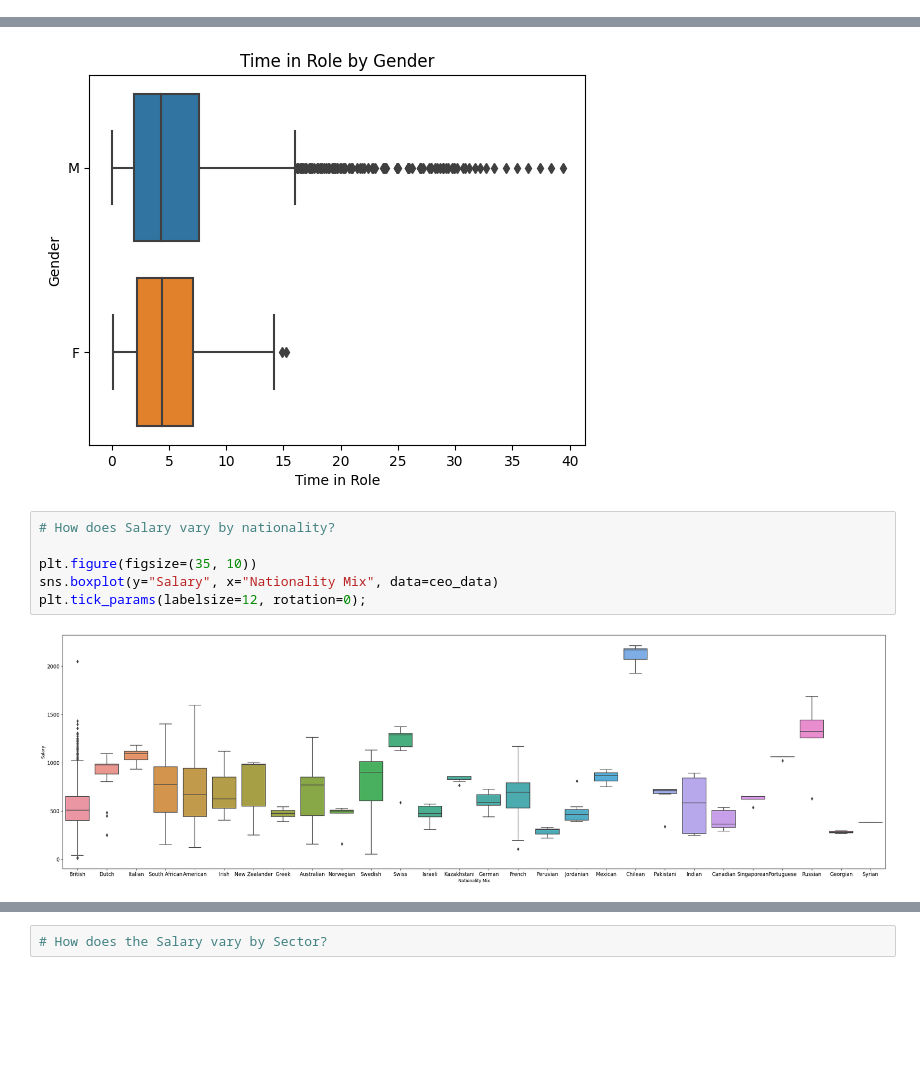
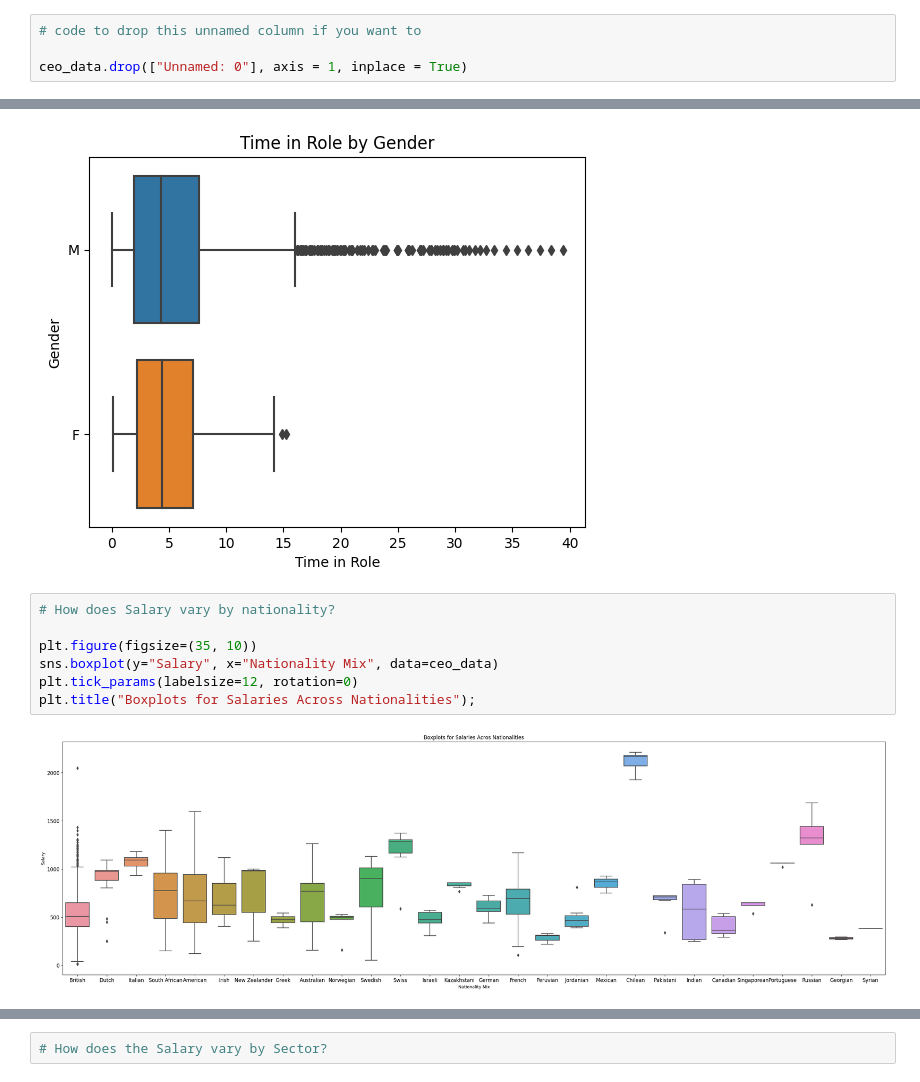
Before and after one commit to shaq31415926/hr-analytics, a Jupyter notebook: notebooks/06-sh-exploring-ceo-data-part-3.ipynb, the cells around one changed output, grey strips where cells are left out. Cells and saved outputs as stored; diff of their text form; blank space fills up the shorter version.

```diff
--- a/notebooks/06-sh-exploring-ceo-data-part-3.ipynb
+++ b/notebooks/06-sh-exploring-ceo-data-part-3.ipynb
@@ -8,6 +8,10 @@ import matplotlib.pyplot as plt
 # read cleaned data
 
 ceo_data = pd.read_excel("../data/cleaned/CEO_data_cleaned.xlsx")
+# %%
+# code to drop this unnamed column if you want to
+
+ceo_data.drop(["Unnamed: 0"], axis = 1, inplace = True)
 # %%
 # preview data
 # if you see an unamed column, there was a mistake when saving the data
@@ -249,8 +267,9 @@ plt.title("Time in Role by Gender");
 # %%
 # How does Salary vary by nationality?
 
 plt.figure(figsize=(35, 10))
 sns.boxplot(y="Salary", x="Nationality Mix", data=ceo_data)
-plt.tick_params(labelsize=12, rotation=0);
+plt.tick_params(labelsize=12, rotation=0)
+plt.title("Boxplots for Salaries Across Nationalities");
 # %% [output]
-[figure, old version]
+[figure, new version]
```
Also changed, not shown: parts of 12 cells of this notebook, 1 other file.
